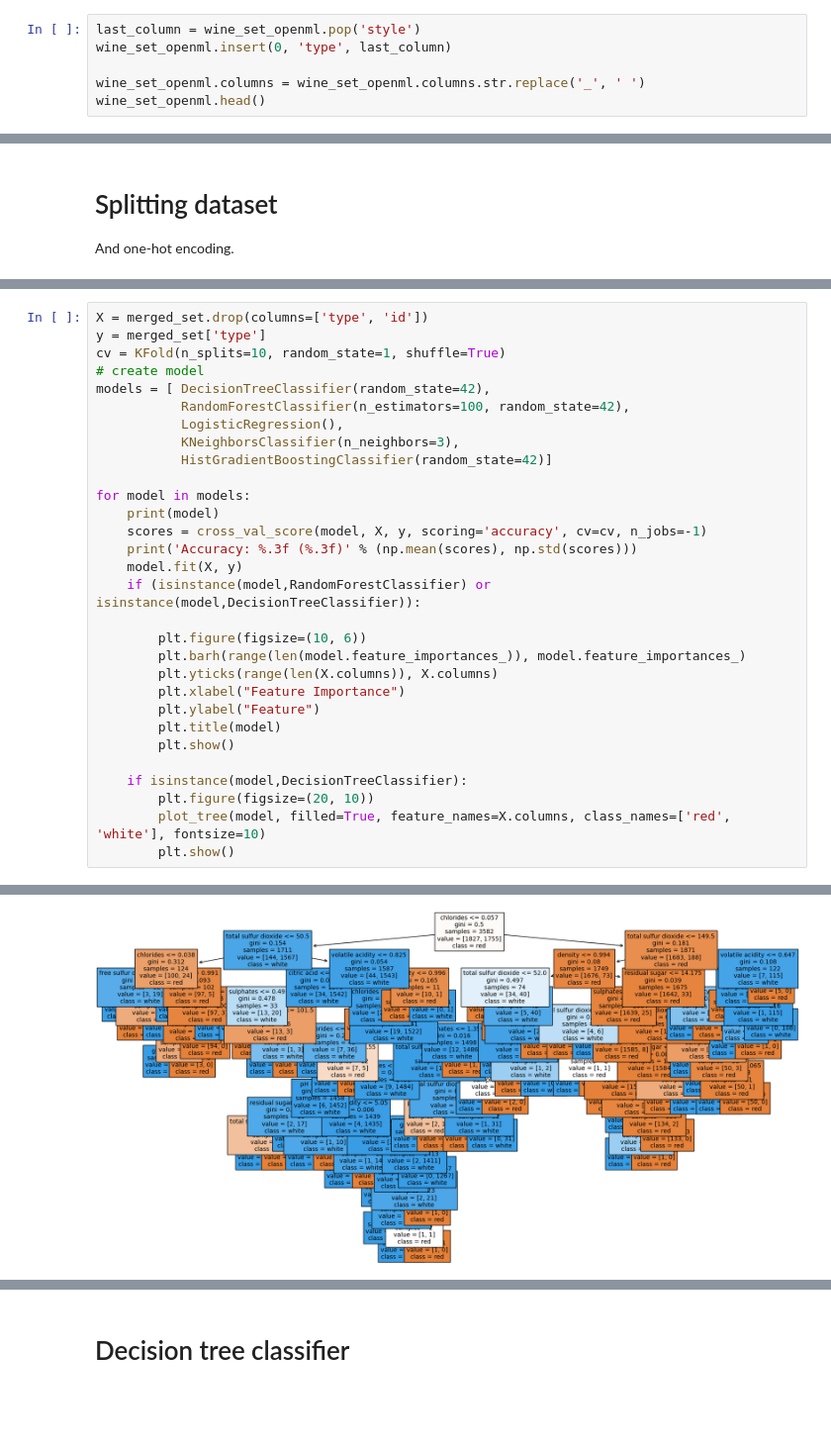
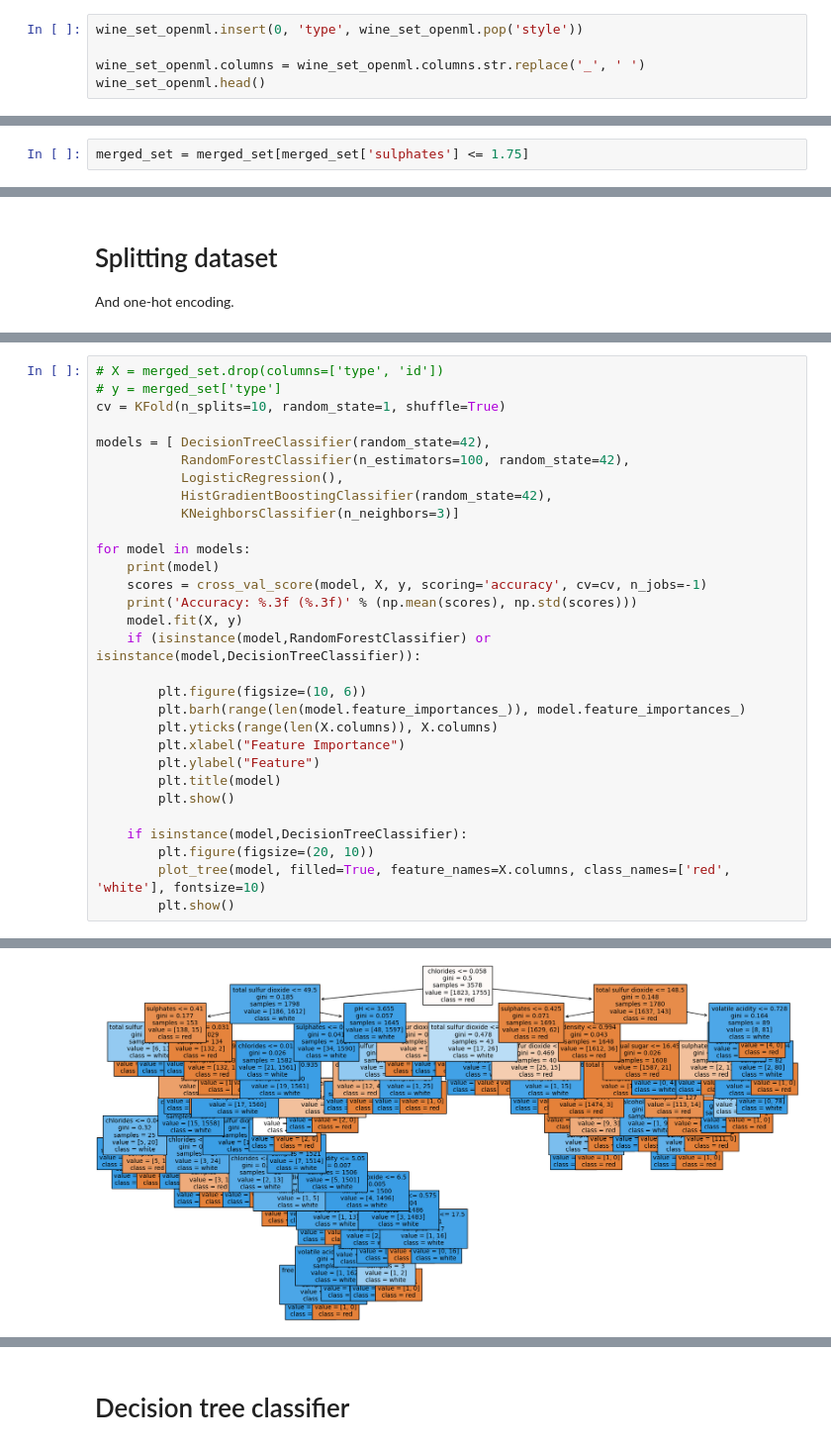
Before and after one commit to EmilijaTR/PREDICTING-THE-PRIMARY-CATEGORY-OF-WINE, a Jupyter notebook: wine-color-prediction.ipynb, the cells around one changed output, grey strips where cells are left out. Shown at 99% size. Cells and saved outputs as stored; diff of their text form; blank space fills up the shorter version.

```diff
--- a/wine-color-prediction.ipynb
+++ b/wine-color-prediction.ipynb
@@ -91,8 +90,7 @@ wine_set_openml.head()
 # %% [markdown]
 Ensuring that the columns are aligned and named consistently across both datasets.
 # %%
-last_column = wine_set_openml.pop('style')
-wine_set_openml.insert(0, 'type', last_column)
+wine_set_openml.insert(0, 'type', wine_set_openml.pop('style'))
 
 wine_set_openml.columns = wine_set_openml.columns.str.replace('_', ' ')
 wine_set_openml.head()
@@ -335,0 +314,2 @@ merged_set[['id','sulphates']].plot(kind='scatter', x='id', y='sulphates')
+# %%
+merged_set = merged_set[merged_set['sulphates'] <= 1.75]
@@ -403,15 +392,15 @@ y = label_encoder.fit_transform(y)
 # %% [output]
 ('Unique values in y:', array([0, 1]))
 # %%
-X = merged_set.drop(columns=['type', 'id'])
-y = merged_set['type']
+# X = merged_set.drop(columns=['type', 'id'])
+# y = merged_set['type']
 cv = KFold(n_splits=10, random_state=1, shuffle=True)
-# create model
+
 models = [ DecisionTreeClassifier(random_state=42),
            RandomForestClassifier(n_estimators=100, random_state=42),
            LogisticRegression(),
-           KNeighborsClassifier(n_neighbors=3),
-           HistGradientBoostingClassifier(random_state=42)]
+           HistGradientBoostingClassifier(random_state=42),
+           KNeighborsClassifier(n_neighbors=3)]
 
 for model in models:
     print(model)
@@ -439,2 +428,2 @@ Accuracy: 0.979 (0.008)
-[figure, old version]
+[figure, new version]
 RandomForestClassifier(random_state=42)
```
Also changed, not shown: parts of 24 cells of this notebook.
